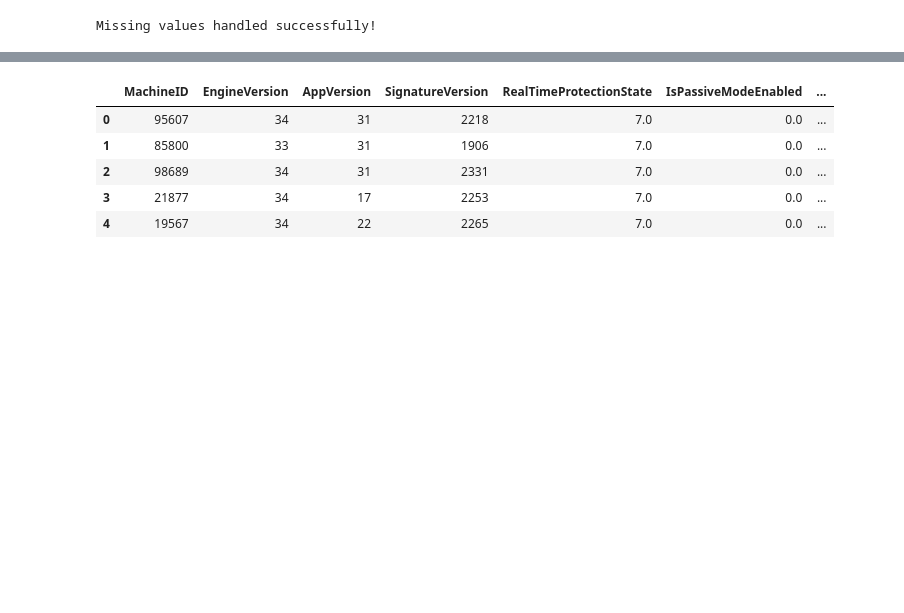
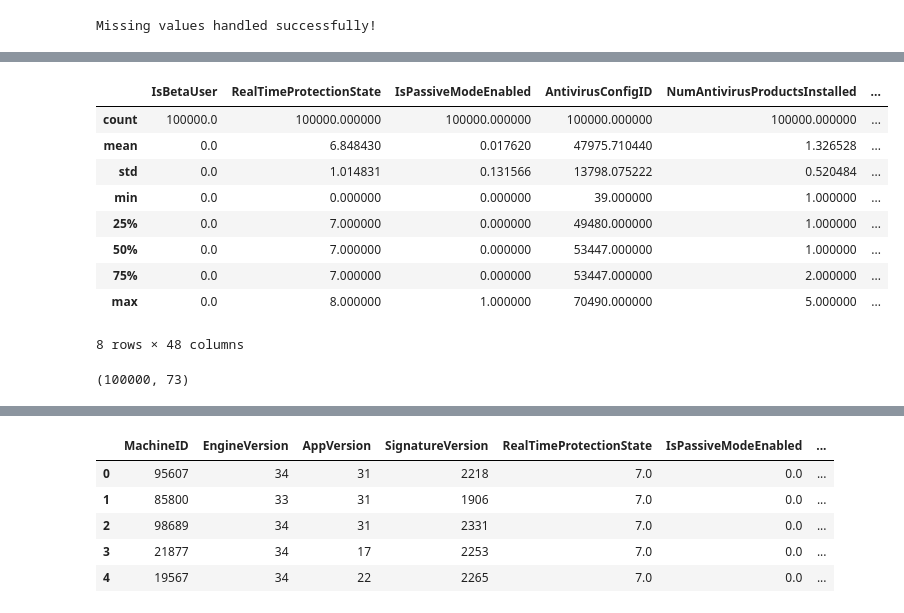
Before and after one commit to Harshiitmadras/Python-programming-language-, a Jupyter notebook: 22f3002476-notebook-t12025.ipynb, the cells around one changed output, grey strips where cells are left out. Cells and saved outputs as stored; diff of their text form; code cells hidden in the pictures; blank space fills up the shorter version.

```diff
--- a/22f3002476-notebook-t12025.ipynb
+++ b/22f3002476-notebook-t12025.ipynb
@@ -54,8 +129,3 @@ test_data[cat_cols] = imputer_cat.transform(test_data[cat_cols])
 print("Missing values handled successfully!")
 # %% [output]
 Missing values handled successfully!
-# %%
-df['DateAS'] = pd.to_datetime(df['DateAS']).dt.month
-df['DateOS'] = pd.to_datetime(df['DateOS']).dt.month
-test_data['DateAS'] = pd.to_datetime(test_data['DateAS']).dt.month
-test_data['DateOS'] = pd.to_datetime(test_data['DateOS']).dt.month
@@ -71 +132,27 @@ df.shape
+# %%
+df.describe()
+# %% [output]
+|  | IsBetaUser | RealTimeProtectionState | IsPassiveModeEnabled | AntivirusConfigID | NumAntivirusProductsInstalled | ... |
+| count | 100000.0 | 100000.000000 | 100000.000000 | 100000.000000 | 100000.000000 | ... |
+| mean | 0.0 | 6.848430 | 0.017620 | 47975.710440 | 1.326528 | ... |
+| std | 0.0 | 1.014831 | 0.131566 | 13798.075222 | 0.520484 | ... |
+| min | 0.0 | 0.000000 | 0.000000 | 39.000000 | 1.000000 | ... |
+| 25% | 0.0 | 7.000000 | 0.000000 | 49480.000000 | 1.000000 | ... |
+| 50% | 0.0 | 7.000000 | 0.000000 | 53447.000000 | 1.000000 | ... |
+| 75% | 0.0 | 7.000000 | 0.000000 | 53447.000000 | 2.000000 | ... |
+| max | 0.0 | 8.000000 | 1.000000 | 70490.000000 | 5.000000 | ... |
+8 rows × 48 columns
+# %%
+# Calculate the number of unique values in each column and sort in descending order
+cardinality = df.nunique().sort_values(ascending=False)
+# Identify columns with only one unique value (low cardinality)
+low_cardinality = cardinality[cardinality == 1].index.tolist()
+# Drop low-cardinality columns from the training dataset
+df = df.drop(columns=low_cardinality)
+# Drop the same low-cardinality columns from the test dataset to maintain consistency
+test_data = test_data.drop(columns=low_cardinality)
+# Display the new shape of the DataFrame after dropping columns
+df.shape
+# %% [output]
+(100000, 73)
 # %%
```
Also changed, not shown: parts of 23 cells of this notebook.
